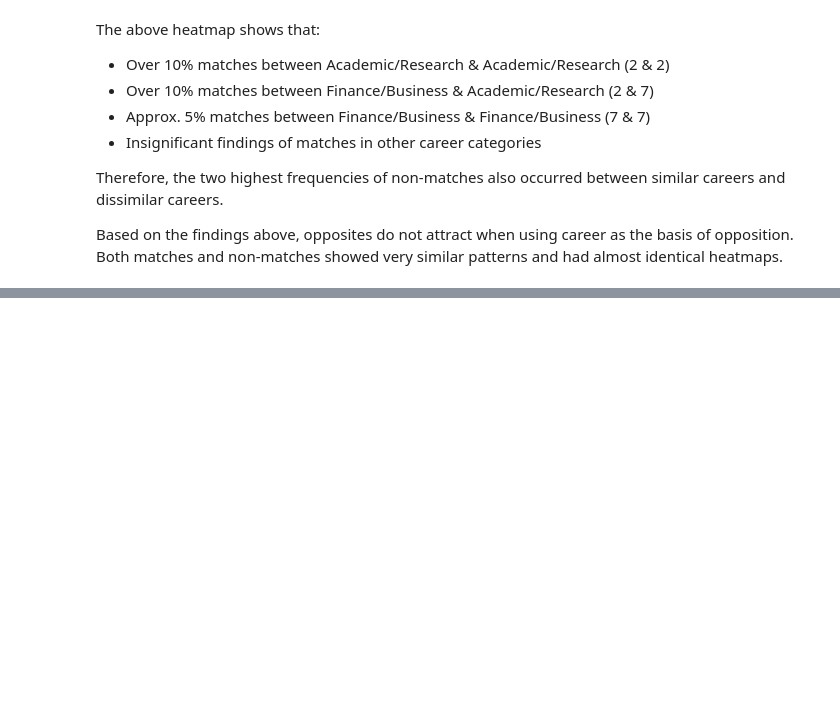
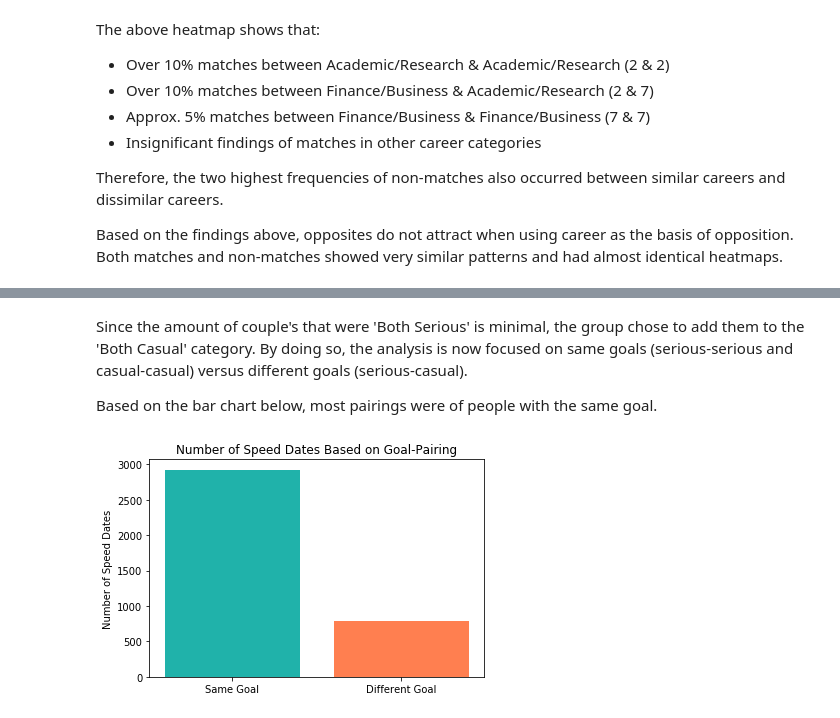
Before and after one commit to Levishantz/Speed_Dating, a Jupyter notebook: speed_dating_cleaned.ipynb, the cells around one changed output, grey strips where cells are left out. Cells and saved outputs as stored; diff of their text form; code cells hidden in the pictures; blank space fills up the shorter version.

```diff
--- a/speed_dating_cleaned.ipynb
+++ b/speed_dating_cleaned.ipynb
@@ -1104,0 +1016,17 @@ clean_data[["gender","round","age","field_cd","race","career_c","exphappy","matc
+# %% [markdown]
+Since the amount of couple's that were 'Both Serious' is minimal, the group chose to add them to the 'Both Casual' category. By doing so, the analysis is now focused on same goals (serious-serious and casual-casual) versus different goals (serious-casual).
+
+Based on the bar chart below, most pairings were of people with the same goal.
+# %%
+# Create a bar plot to see the difference in goal-pairing for all dates
+plt.bar(['Same Goal', 'Different Goal'], [ss+cc, sc],color=['lightseagreen','coral'])
+# Set an appropriate title
+plt.title("Number of Speed Dates Based on Goal-Pairing",loc='center')
+# Label the y-axis accordingly
+plt.ylabel("Number of Speed Dates")
+# Save as .png
+plt.savefig("Visuals/intention/Number of Speed Dates Based on Goal-Pairing.png", transparent=False)
+# Display the plot
+plt.show()
+# %% [output]
+[figure, added]
```
Also changed, not shown: parts of 42 cells of this notebook, 40 other files.
